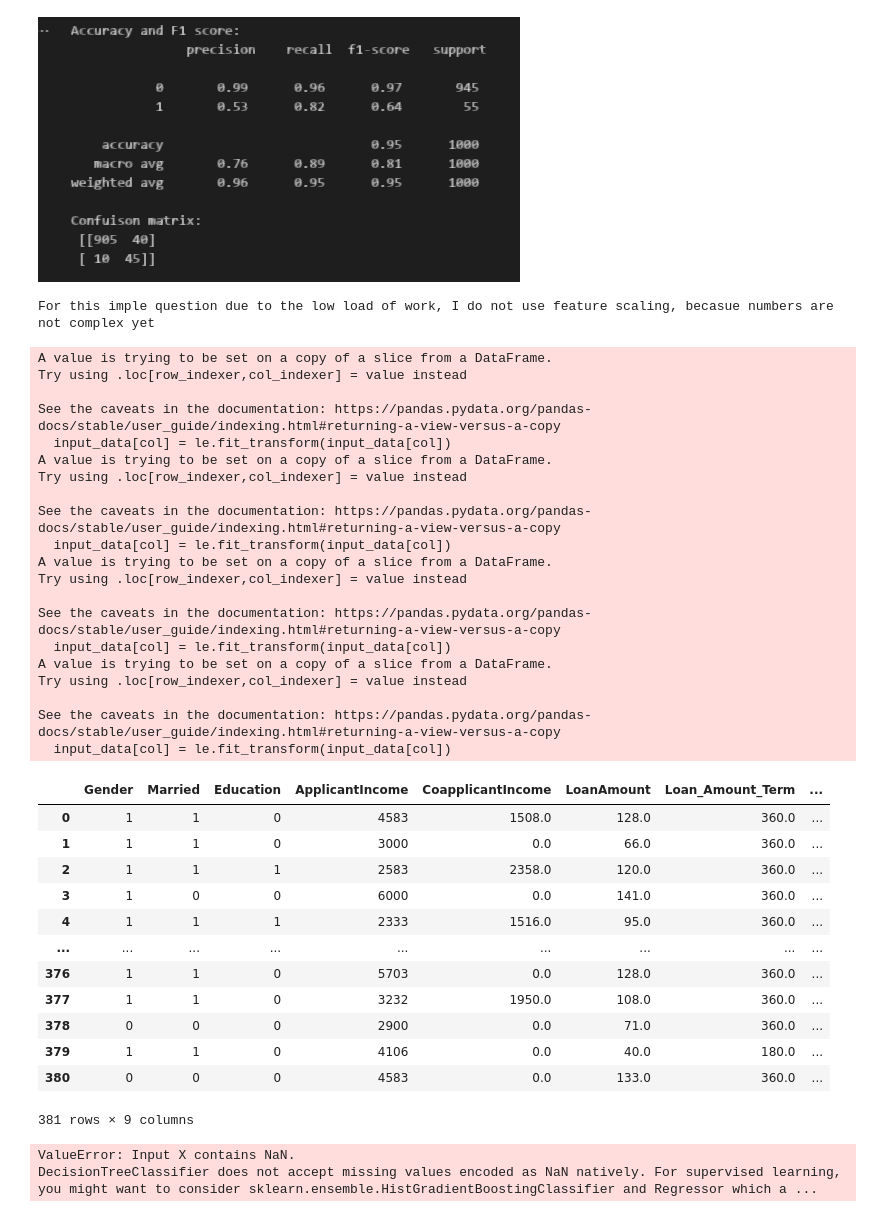
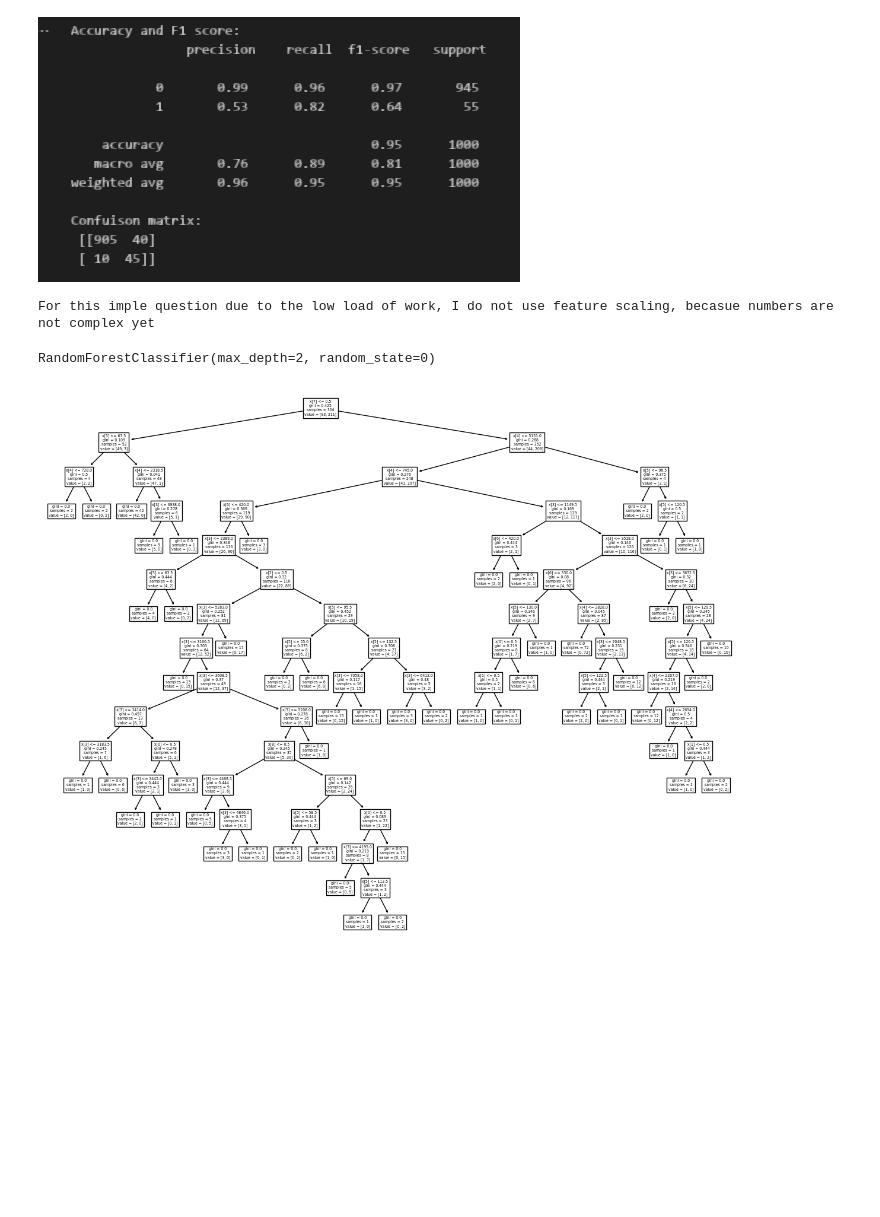
Before and after one commit to lc0312/COSC502, a Jupyter notebook: hw5_Liu.ipynb, the cells around one changed output. Cells and saved outputs as stored; diff of their text form; code cells hidden in the pictures; blank space fills up the shorter version.

```diff
--- a/hw5_Liu.ipynb
+++ b/hw5_Liu.ipynb
@@ -107,51 +107,29 @@ for col in ('Gender', 'Married', 'Education', 'Property_Area'):
 
 print ('For this imple question due to the low load of work, I do not use feature scaling, becasue numbers are not complex yet')
 
-input_data
+input_data = input_data.fillna(method="ffill")
 # %% [output]
 For this imple question due to the low load of work, I do not use feature scaling, becasue numbers are not complex yet
-A value is trying to be set on a copy of a slice from a DataFrame.
-Try using .loc[row_indexer,col_indexer] = value instead
-
-See the caveats in the documentation: https://pandas.pydata.org/pandas-docs/stable/user_guide/indexing.html#returning-a-view-versus-a-copy
-  input_data[col] = le.fit_transform(input_data[col])
-A value is trying to be set on a copy of a slice from a DataFrame.
-Try using .loc[row_indexer,col_indexer] = value instead
-
-See the caveats in the documentation: https://pandas.pydata.org/pandas-docs/stable/user_guide/indexing.html#returning-a-view-versus-a-copy
-  input_data[col] = le.fit_transform(input_data[col])
-A value is trying to be set on a copy of a slice from a DataFrame.
-Try using .loc[row_indexer,col_indexer] = value instead
-
-See the caveats in the documentation: https://pandas.pydata.org/pandas-docs/stable/user_guide/indexing.html#returning-a-view-versus-a-copy
-  input_data[col] = le.fit_transform(input_data[col])
-A value is trying to be set on a copy of a slice from a DataFrame.
-Try using .loc[row_indexer,col_indexer] = value instead
-
-See the caveats in the documentation: https://pandas.pydata.org/pandas-docs/stable/user_guide/indexing.html#returning-a-view-versus-a-copy
-  input_data[col] = le.fit_transform(input_data[col])
-|  | Gender | Married | Education | ApplicantIncome | CoapplicantIncome | LoanAmount | Loan_Amount_Term | ... |
-| 0 | 1 | 1 | 0 | 4583 | 1508.0 | 128.0 | 360.0 | ... |
-| 1 | 1 | 1 | 0 | 3000 | 0.0 | 66.0 | 360.0 | ... |
-| 2 | 1 | 1 | 1 | 2583 | 2358.0 | 120.0 | 360.0 | ... |
-| 3 | 1 | 0 | 0 | 6000 | 0.0 | 141.0 | 360.0 | ... |
-| 4 | 1 | 1 | 1 | 2333 | 1516.0 | 95.0 | 360.0 | ... |
-| ... | ... | ... | ... | ... | ... | ... | ... | ... |
-| 376 | 1 | 1 | 0 | 5703 | 0.0 | 128.0 | 360.0 | ... |
-| 377 | 1 | 1 | 0 | 3232 | 1950.0 | 108.0 | 360.0 | ... |
-| 378 | 0 | 0 | 0 | 2900 | 0.0 | 71.0 | 360.0 | ... |
-| 379 | 1 | 1 | 0 | 4106 | 0.0 | 40.0 | 180.0 | ... |
-| 380 | 0 | 0 | 0 | 4583 | 0.0 | 133.0 | 360.0 | ... |
-381 rows × 9 columns
 # %%
 # c) Classify the data set (20% test, 80% training) using Decision Tree and Random Forest classifier
 
 from sklearn import tree
+from sklearn.ensemble import RandomForestClassifier
 
 X_train, X_test, Y_train, Y_test = train_test_split (input_data, output_data, test_size=0.2)
 
 dt = tree.DecisionTreeClassifier()
 dt.fit (X_train, Y_train)
+
+
+rf = RandomForestClassifier(max_depth=2, random_state=0)
+rf.fit(input_data, output_data)
 # %% [output]
-ValueError: Input X contains NaN.
-DecisionTreeClassifier does not accept missing values encoded as NaN natively. For supervised learning, you might want to consider sklearn.ensemble.HistGradientBoostingClassifier and Regressor which a ...
+RandomForestClassifier(max_depth=2, random_state=0)
+# %%
+# d) For the Decision Tree algorithm generate the tree and show/save it as an image file. Show the first and last two decision trees generated by your Random Forest classifier.
+fig = plt.figure(figsize=(15,12))
+tree.plot_tree(dt)
+fig.savefig('tree.png',format='png')
+# %% [output]
+[figure, added]
```
